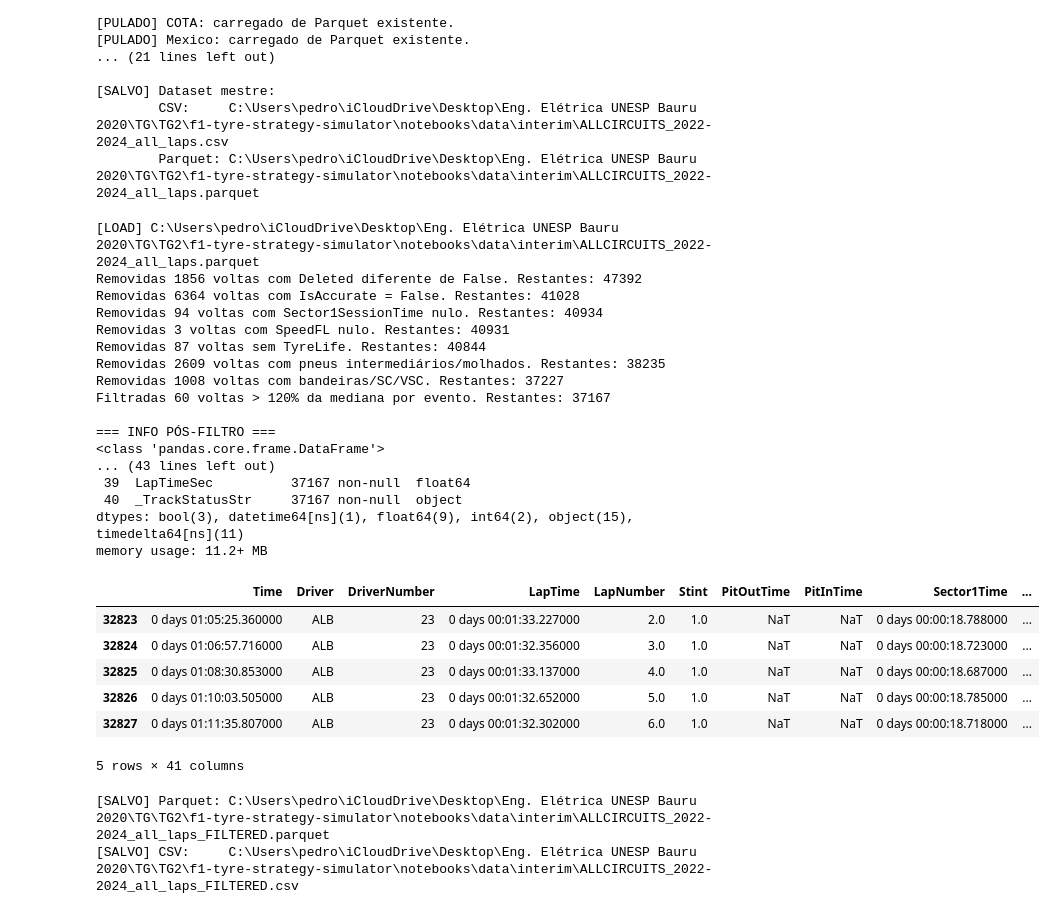
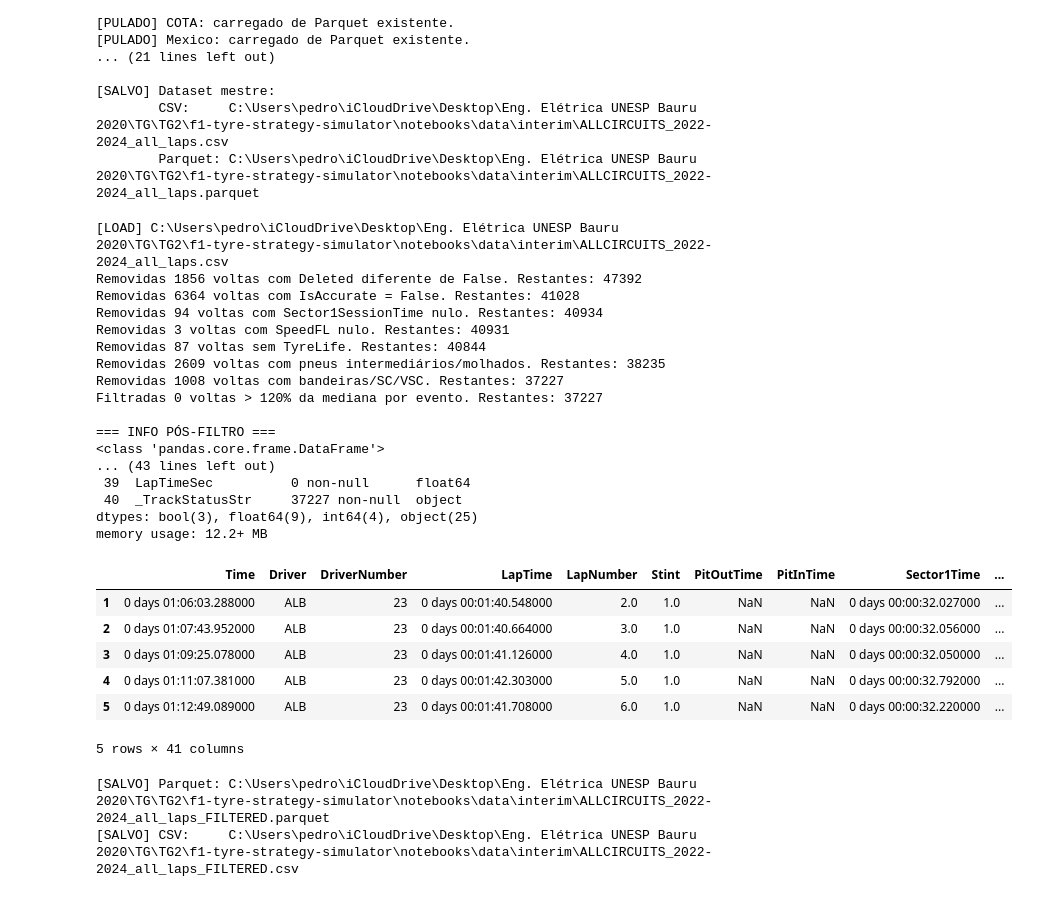
Before and after one commit to pedrohvaldes/f1-tyre-strategy-simulator, a Jupyter notebook: notebooks/EDAampliadoV1.ipynb, the cells around one changed output. Saved outputs shown, nothing was run; the diff lists cells and outputs as text; code cells hidden in the pictures.

```diff
--- a/notebooks/EDAampliadoV1.ipynb
+++ b/notebooks/EDAampliadoV1.ipynb
@@ -233,13 +274,13 @@ INTERIM = NB_DIR / "data" / "interim"
 master_parq = INTERIM / "ALLCIRCUITS_2022-2024_all_laps.parquet"
 master_csv  = INTERIM / "ALLCIRCUITS_2022-2024_all_laps.csv"
 
-# --- Carrega o dataset mestre (prefere Parquet) ---
-if master_parq.exists():
+# --- Carrega o dataset mestre (prefere csv) ---
+if master_csv.exists():
+    df = pd.read_csv(master_csv)
+    print(f"[LOAD] {master_csv}")
+elif master_parq.exists():
     df = pd.read_parquet(master_parq)
     print(f"[LOAD] {master_parq}")
-elif master_csv.exists():
-    df = pd.read_csv(master_csv)
-    print(f"[LOAD] {master_csv}")
 else:
     raise FileNotFoundError("Gere primeiro o dataset mestre (ALLCIRCUITS_2022-2024_all_laps.*).")
 
@@ -339,44 +380,44 @@ if {"LapTimeSec","Year","EventName"} <= set(df.columns):
     print(f"Filtradas {before_total - after_total} voltas > 120% da mediana por evento. Restantes: {after_total}")
 else:
     print("Aviso: faltam colunas para o filtro de 120% por evento (LapTimeSec/Year/EventName).")
 
 
 # --- Inspeção rápida ---
 print("\n=== INFO PÓS-FILTRO ===")
 df.info()
 display(df.head())
 
 # --- Salva dataset filtrado ---
 out_parq = INTERIM / "ALLCIRCUITS_2022-2024_all_laps_FILTERED.parquet"
 out_csv  = INTERIM / "ALLCIRCUITS_2022-2024_all_laps_FILTERED.csv"
 df.to_parquet(out_parq, index=False)
 df.to_csv(out_csv, index=False, encoding="utf-8")
 print(f"\n[SALVO] Parquet: {out_parq}")
 print(f"[SALVO] CSV:     {out_csv}")
 # %% [output]
-[LOAD] C:\Users\pedro\iCloudDrive\Desktop\Eng. Elétrica UNESP Bauru 2020\TG\TG2\f1-tyre-strategy-simulator\notebooks\data\interim\ALLCIRCUITS_2022-2024_all_laps.parquet
+[LOAD] C:\Users\pedro\iCloudDrive\Desktop\Eng. Elétrica UNESP Bauru 2020\TG\TG2\f1-tyre-strategy-simulator\notebooks\data\interim\ALLCIRCUITS_2022-2024_all_laps.csv
 Removidas 1856 voltas com Deleted diferente de False. Restantes: 47392
 Removidas 6364 voltas com IsAccurate = False. Restantes: 41028
 Removidas 94 voltas com Sector1SessionTime nulo. Restantes: 40934
 Removidas 3 voltas com SpeedFL nulo. Restantes: 40931
 Removidas 87 voltas sem TyreLife. Restantes: 40844
 Removidas 2609 voltas com pneus intermediários/molhados. Restantes: 38235
 Removidas 1008 voltas com bandeiras/SC/VSC. Restantes: 37227
-Filtradas 60 voltas > 120% da mediana por evento. Restantes: 37167
+Filtradas 0 voltas > 120% da mediana por evento. Restantes: 37227
 
 === INFO PÓS-FILTRO ===
 <class 'pandas.core.frame.DataFrame'>
 ... (43 lines left out)
- 39  LapTimeSec          37167 non-null  float64
- 40  _TrackStatusStr     37167 non-null  object
-dtypes: bool(3), datetime64[ns](1), float64(9), int64(2), object(15), timedelta64[ns](11)
-memory usage: 11.2+ MB
+ 39  LapTimeSec          0 non-null      float64
+ 40  _TrackStatusStr     37227 non-null  object
+dtypes: bool(3), float64(9), int64(4), object(25)
+memory usage: 12.2+ MB
 |  | Time | Driver | DriverNumber | LapTime | LapNumber | Stint | PitOutTime | PitInTime | Sector1Time | ... |
-| 32823 | 0 days 01:05:25.360000 | ALB | 23 | 0 days 00:01:33.227000 | 2.0 | 1.0 | NaT | NaT | 0 days 00:00:18.788000 | ... |
-| 32824 | 0 days 01:06:57.716000 | ALB | 23 | 0 days 00:01:32.356000 | 3.0 | 1.0 | NaT | NaT | 0 days 00:00:18.723000 | ... |
-| 32825 | 0 days 01:08:30.853000 | ALB | 23 | 0 days 00:01:33.137000 | 4.0 | 1.0 | NaT | NaT | 0 days 00:00:18.687000 | ... |
-| 32826 | 0 days 01:10:03.505000 | ALB | 23 | 0 days 00:01:32.652000 | 5.0 | 1.0 | NaT | NaT | 0 days 00:00:18.785000 | ... |
-| 32827 | 0 days 01:11:35.807000 | ALB | 23 | 0 days 00:01:32.302000 | 6.0 | 1.0 | NaT | NaT | 0 days 00:00:18.718000 | ... |
+| 1 | 0 days 01:06:03.288000 | ALB | 23 | 0 days 00:01:40.548000 | 2.0 | 1.0 | NaN | NaN | 0 days 00:00:32.027000 | ... |
+| 2 | 0 days 01:07:43.952000 | ALB | 23 | 0 days 00:01:40.664000 | 3.0 | 1.0 | NaN | NaN | 0 days 00:00:32.056000 | ... |
+| 3 | 0 days 01:09:25.078000 | ALB | 23 | 0 days 00:01:41.126000 | 4.0 | 1.0 | NaN | NaN | 0 days 00:00:32.050000 | ... |
+| 4 | 0 days 01:11:07.381000 | ALB | 23 | 0 days 00:01:42.303000 | 5.0 | 1.0 | NaN | NaN | 0 days 00:00:32.792000 | ... |
+| 5 | 0 days 01:12:49.089000 | ALB | 23 | 0 days 00:01:41.708000 | 6.0 | 1.0 | NaN | NaN | 0 days 00:00:32.220000 | ... |
 5 rows × 41 columns
 [SALVO] Parquet: C:\Users\pedro\iCloudDrive\Desktop\Eng. Elétrica UNESP Bauru 2020\TG\TG2\f1-tyre-strategy-simulator\notebooks\data\interim\ALLCIRCUITS_2022-2024_all_laps_FILTERED.parquet
 [SALVO] CSV:     C:\Users\pedro\iCloudDrive\Desktop\Eng. Elétrica UNESP Bauru 2020\TG\TG2\f1-tyre-strategy-simulator\notebooks\data\interim\ALLCIRCUITS_2022-2024_all_laps_FILTERED.csv
```
Also changed, not shown: parts of 4 cells of this notebook.
